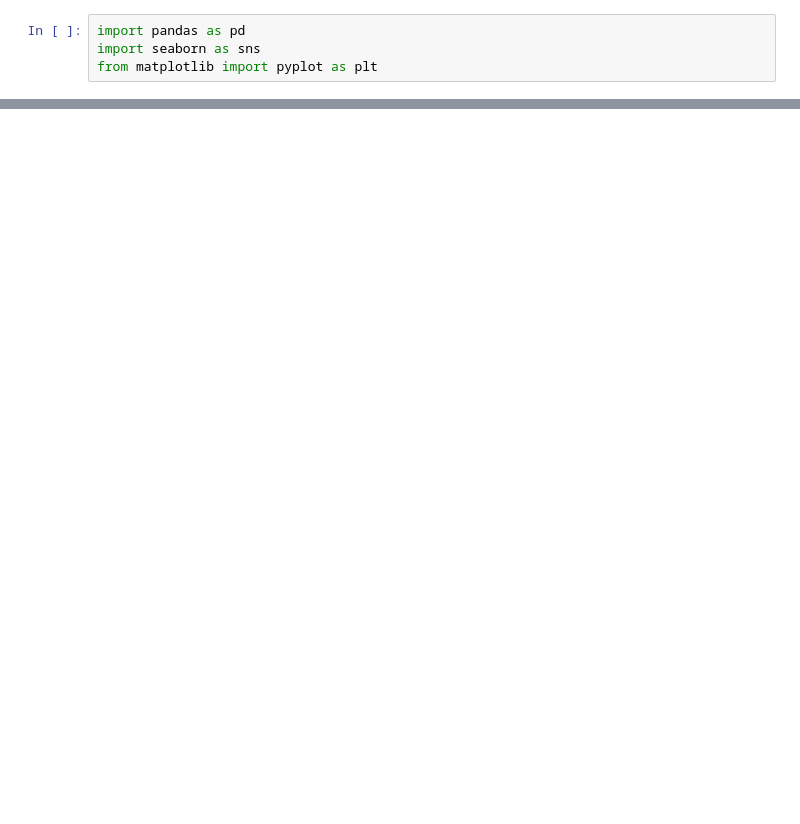
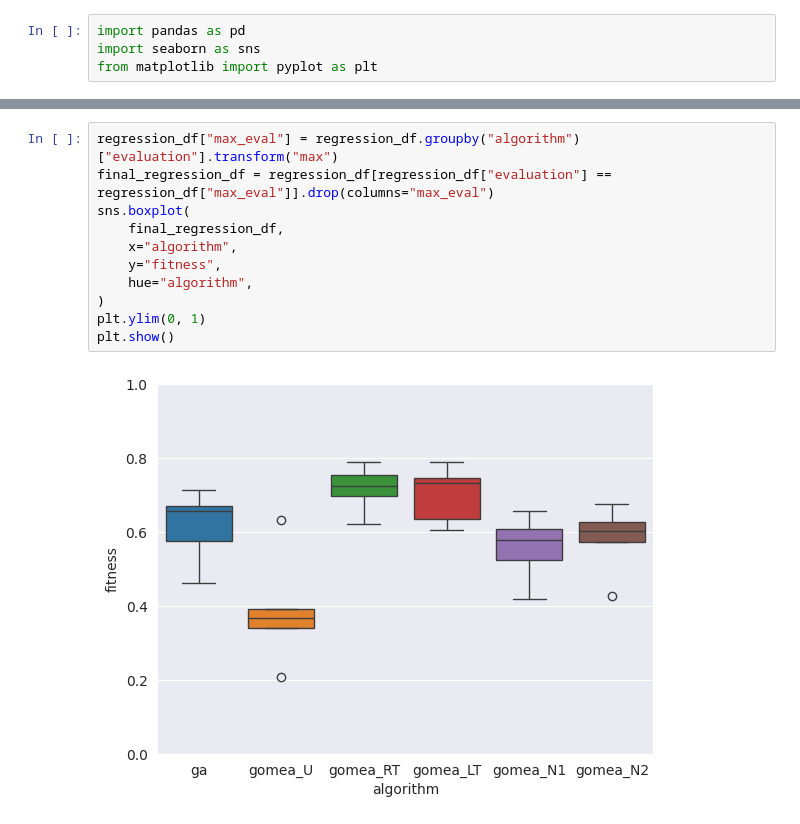
Before and after one commit to giorgia-nadizar/cgpax, a Jupyter notebook: analysis/regression.ipynb, the cells around one changed output, grey strips where cells are left out. Cells and saved outputs as stored; diff of their text form; blank space fills up the shorter version.

Commit message:
multioutput regression results

```diff
--- a/analysis/regression.ipynb
+++ b/analysis/regression.ipynb
@@ -52,0 +53,13 @@ plt.show()
+# %%
+regression_df["max_eval"] = regression_df.groupby("algorithm")["evaluation"].transform("max")
+final_regression_df = regression_df[regression_df["evaluation"] == regression_df["max_eval"]].drop(columns="max_eval")
+sns.boxplot(
+    final_regression_df,
+    x="algorithm",
+    y="fitness",
+    hue="algorithm",
+)
+plt.ylim(0, 1)
+plt.show()
+# %% [output]
+[figure, added]
```
Also changed, not shown: parts of 4 cells of this notebook.
